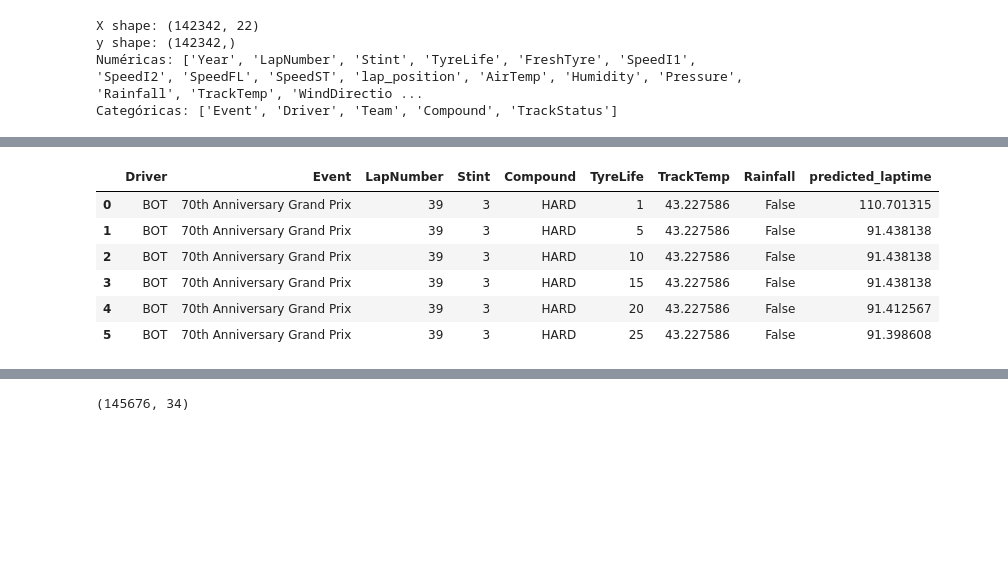
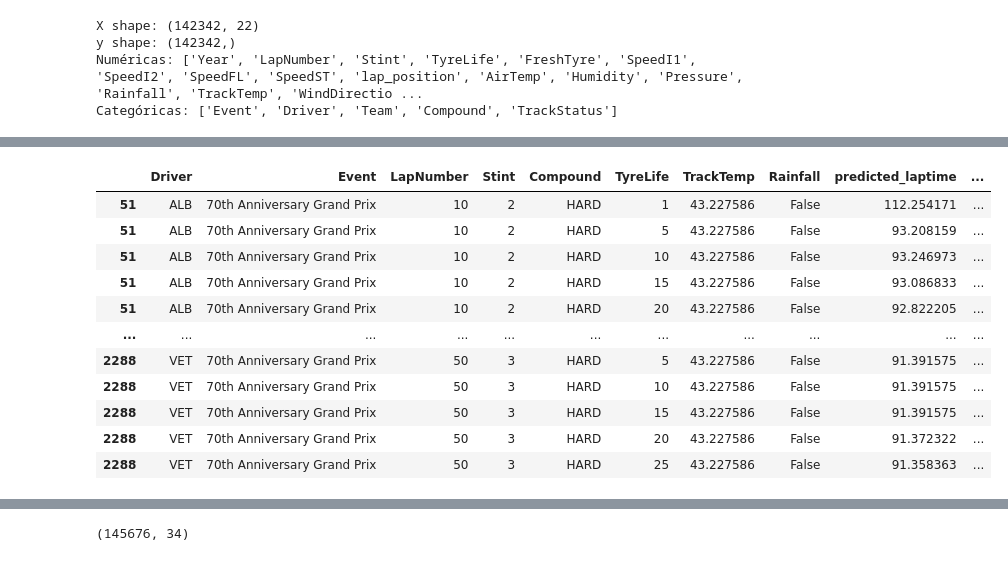
Before and after one commit to LorenaValero20/proyecto-f1, a Jupyter notebook: Simulación1.ipynb, the cells around one changed output, grey strips where cells are left out. Cells and saved outputs as stored; diff of their text form; code cells hidden in the pictures; blank space fills up the shorter version.

```diff
--- a/Simulación1.ipynb
+++ b/Simulación1.ipynb
@@ -397,0 +368,18 @@ display(base_row)
+# %%
+df_base = X_sim
+
+feature_cols = X_sim.columns.tolist()
+
+base_rows = df_base[
+    (df_base["Event"] == "70th Anniversary Grand Prix") &
+    (df_base["LapNumber"] % 10 == 0) &
+    (df_base["Rainfall"] == False) &
+    (df_base["Compound"].isin(["SOFT", "MEDIUM", "HARD"]))
+].copy()
+
+base_rows = base_rows.sort_values(["Driver", "LapNumber"])
+
+display(base_rows[[
+    "Driver", "Event", "LapNumber", "Stint",
+    "Compound", "TyreLife", "TrackTemp", "Rainfall"
+]])
@@ -429,35 +445,52 @@ display(sim_compound_dry[[
 # %%
+# =========================
 # Escenario 2: degradación del neumático
+# =========================
+
 tyre_life_options = [1, 5, 10, 15, 20, 25]
-
 scenarios_tyre = []
 
-for tl in tyre_life_options:
-    row = base_row.copy()
-    row["Compound"] = "HARD"   # dejamos fijo el compuesto base
-    row["Rainfall"] = False
-    row["TyreLife"] = tl
+# usar exactamente las columnas con las que se entrenó el modelo
+feature_cols = X_sim.columns.tolist()
 
-    pred = model_sim.predict(row)[0]
+for _, base_row in base_rows.iterrows():
+    for tl in tyre_life_options:
+        row = base_row[feature_cols].copy()
+        row["Compound"] = "HARD"   # dejamos fijo el compuesto base
+        row["Rainfall"] = False
+        row["TyreLife"] = tl
 
-    out = row.copy()
-    out["scenario_type"] = "tyre_life"
-    out["scenario_value"] = tl
-    out["predicted_laptime"] = pred
-    scenarios_tyre.append(out)
+        row_df = pd.DataFrame([row], columns=feature_cols)
+        pred = model_sim.predict(row_df)[0]
 
-sim_tyre = pd.concat(scenarios_tyre, ignore_index=True)
+        out = base_row.copy()
+        out["Compound"] = "HARD"
+        out["TyreLife"] = tl
+        out["scenario_type"] = "tyre_life"
+        out["scenario_value"] = tl
+        out["predicted_laptime"] = pred
 
-display(sim_tyre[[
-    "Driver", "Event", "LapNumber", "Stint",
-    "Compound", "TyreLife", "TrackTemp", "Rainfall",
-    "predicted_laptime"
-]])
+        scenarios_tyre.append(out)
+
+sim_tyre = pd.DataFrame(scenarios_tyre)
+
+display(
+    sim_tyre[[
+        "Driver", "Event", "LapNumber", "Stint",
+        "Compound", "TyreLife", "TrackTemp", "Rainfall",
+        "predicted_laptime", "scenario_type", "scenario_value"
+    ]].sort_values(["Driver", "LapNumber", "TyreLife"])
+)
 # %% [output]
-|  | Driver | Event | LapNumber | Stint | Compound | TyreLife | TrackTemp | Rainfall | predicted_laptime |
-| 0 | BOT | 70th Anniversary Grand Prix | 39 | 3 | HARD | 1 | 43.227586 | False | 110.701315 |
-| 1 | BOT | 70th Anniversary Grand Prix | 39 | 3 | HARD | 5 | 43.227586 | False | 91.438138 |
-| 2 | BOT | 70th Anniversary Grand Prix | 39 | 3 | HARD | 10 | 43.227586 | False | 91.438138 |
-| 3 | BOT | 70th Anniversary Grand Prix | 39 | 3 | HARD | 15 | 43.227586 | False | 91.438138 |
-| 4 | BOT | 70th Anniversary Grand Prix | 39 | 3 | HARD | 20 | 43.227586 | False | 91.412567 |
-| 5 | BOT | 70th Anniversary Grand Prix | 39 | 3 | HARD | 25 | 43.227586 | False | 91.398608 |
+|  | Driver | Event | LapNumber | Stint | Compound | TyreLife | TrackTemp | Rainfall | predicted_laptime | ... |
+| 51 | ALB | 70th Anniversary Grand Prix | 10 | 2 | HARD | 1 | 43.227586 | False | 112.254171 | ... |
+| 51 | ALB | 70th Anniversary Grand Prix | 10 | 2 | HARD | 5 | 43.227586 | False | 93.208159 | ... |
+| 51 | ALB | 70th Anniversary Grand Prix | 10 | 2 | HARD | 10 | 43.227586 | False | 93.246973 | ... |
+| 51 | ALB | 70th Anniversary Grand Prix | 10 | 2 | HARD | 15 | 43.227586 | False | 93.086833 | ... |
+| 51 | ALB | 70th Anniversary Grand Prix | 10 | 2 | HARD | 20 | 43.227586 | False | 92.822205 | ... |
+| ... | ... | ... | ... | ... | ... | ... | ... | ... | ... | ... |
+| 2288 | VET | 70th Anniversary Grand Prix | 50 | 3 | HARD | 5 | 43.227586 | False | 91.391575 | ... |
+| 2288 | VET | 70th Anniversary Grand Prix | 50 | 3 | HARD | 10 | 43.227586 | False | 91.391575 | ... |
+| 2288 | VET | 70th Anniversary Grand Prix | 50 | 3 | HARD | 15 | 43.227586 | False | 91.391575 | ... |
+| 2288 | VET | 70th Anniversary Grand Prix | 50 | 3 | HARD | 20 | 43.227586 | False | 91.372322 | ... |
+| 2288 | VET | 70th Anniversary Grand Prix | 50 | 3 | HARD | 25 | 43.227586 | False | 91.358363 | ... |
```
Also changed, not shown: parts of 38 cells of this notebook.
